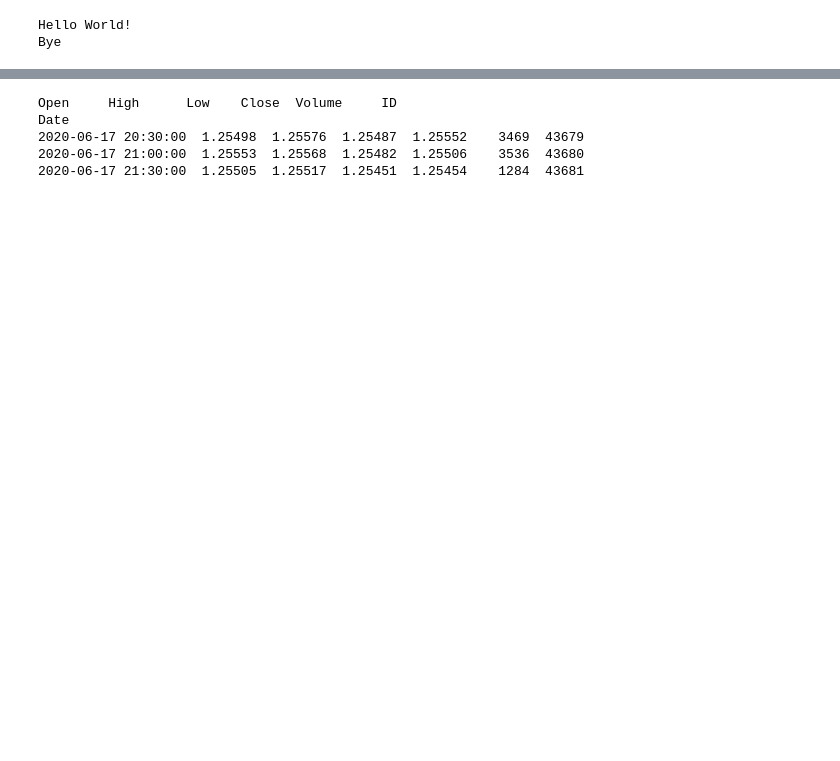
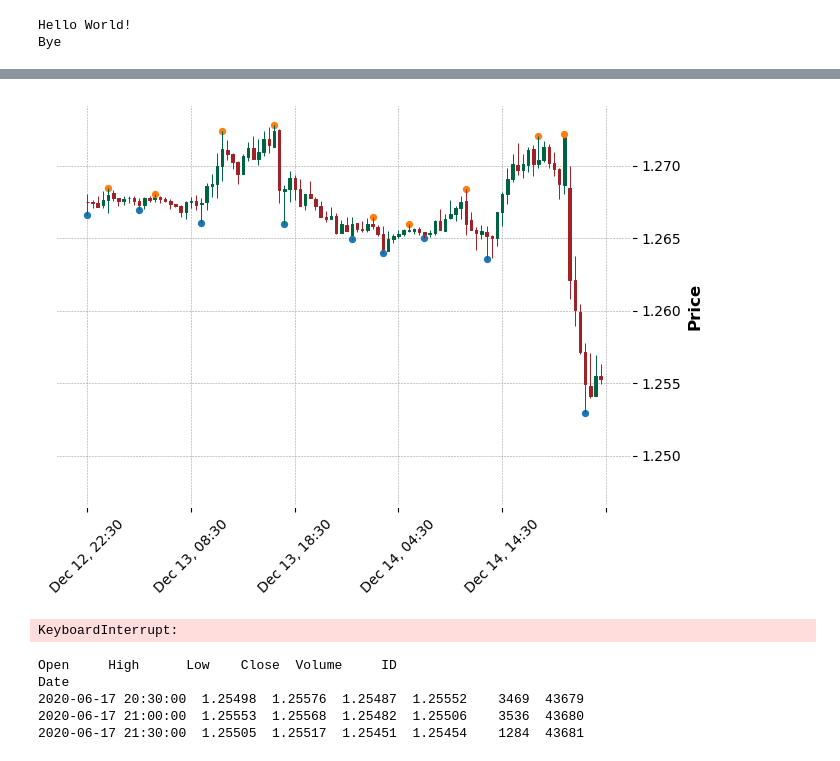
Before and after one commit to Mehrnoushhk/DeepLearning, a Jupyter notebook: NewApproach.ipynb, the cells around one changed output, grey strips where cells are left out. Cells and saved outputs as stored; diff of their text form; code cells hidden in the pictures; blank space fills up the shorter version.

```diff
--- a/NewApproach.ipynb
+++ b/NewApproach.ipynb
@@ -27,3 +27,16 @@ Wall time: 1min 32s
+# %%
+data= localMin(data, 4)
+data= localMax(data, 4)
+# %%
+minMax= data[['minValue', 'maxValue']]
+for i in range(0, 1000, 50):
+    adp= mpl.make_addplot(minMax[i: i+100], type= 'scatter')
+    mpl.plot(data.iloc[i:i+100,:], type= 'candle', style= 'charles', addplot= adp)
+    input("Press any key to continue")
+    clear_output()
+# %% [output]
+[figure, added]
+KeyboardInterrupt:
 # %%
 from IPython.display import clear_output
 print(data.head(n= 10))
```
Also changed, not shown: parts of 1 cell of this notebook.
